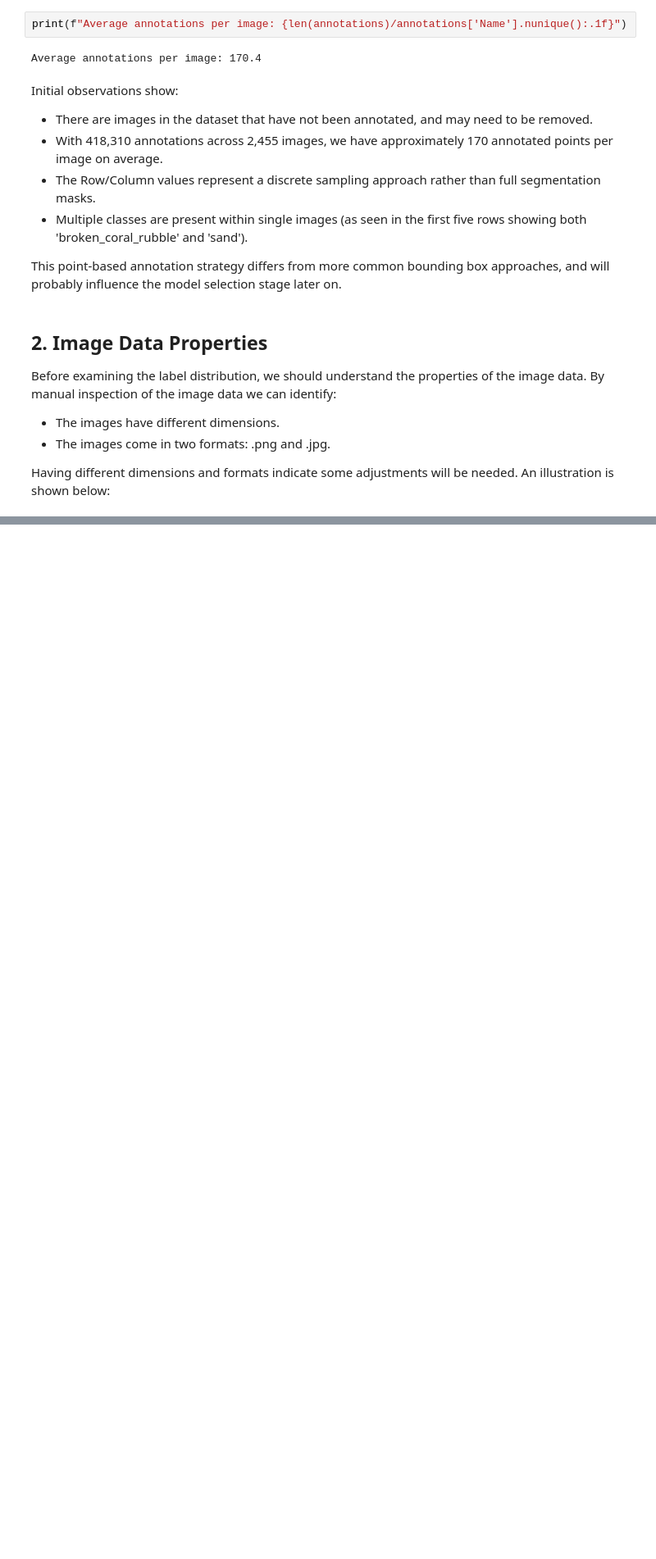
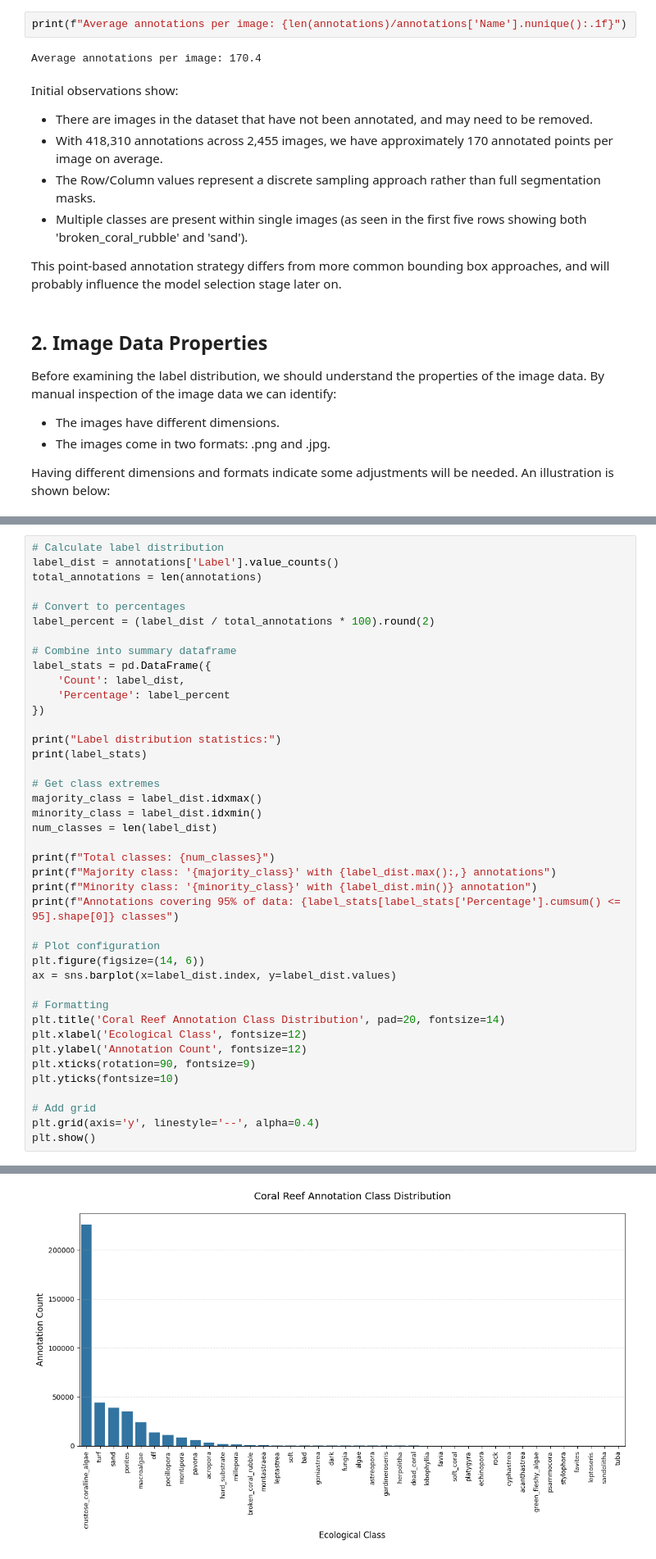
Before and after one commit to sarakabariti/coral_reef_monitoring_duplicate, a Jupyter notebook: notebooks/exploration_notebook.ipynb, the cells around one changed output, grey strips where cells are left out. Shown: that part at 82% size. Cells and saved outputs as stored; diff of their text form; blank space fills up the shorter version.

Commit message:
Explored image data & CSV file

```diff
--- a/notebooks/exploration_notebook.ipynb
+++ b/notebooks/exploration_notebook.ipynb
@@ -86,0 +138,42 @@ An illustration is shown below:
+# %%
+# Calculate label distribution
+label_dist = annotations['Label'].value_counts()
+total_annotations = len(annotations)
+
+# Convert to percentages
+label_percent = (label_dist / total_annotations * 100).round(2)
+
+# Combine into summary dataframe
+label_stats = pd.DataFrame({
+    'Count': label_dist,
+    'Percentage': label_percent
+})
+
+print("Label distribution statistics:")
+print(label_stats)
+
+# Get class extremes
+majority_class = label_dist.idxmax()
+minority_class = label_dist.idxmin()
+num_classes = len(label_dist)
+
+print(f"Total classes: {num_classes}")
+print(f"Majority class: '{majority_class}' with {label_dist.max():,} annotations")
+print(f"Minority class: '{minority_class}' with {label_dist.min()} annotation")
+print(f"Annotations covering 95% of data: {label_stats[label_stats['Percentage'].cumsum() <= 95].shape[0]} classes")
+
+# Plot configuration
+plt.figure(figsize=(14, 6))
+ax = sns.barplot(x=label_dist.index, y=label_dist.values)
+
+# Formatting
+plt.title('Coral Reef Annotation Class Distribution', pad=20, fontsize=14)
+plt.xlabel('Ecological Class', fontsize=12)
+plt.ylabel('Annotation Count', fontsize=12)
+plt.xticks(rotation=90, fontsize=9)
+plt.yticks(fontsize=10)
+
+# Add grid
+plt.grid(axis='y', linestyle='--', alpha=0.4)
+plt.show()
+# %% [output]
@@ -86,0 +197 @@ An illustration is shown below:
+[figure, added]
```
Also changed, not shown: parts of 10 cells of this notebook, 1 other file.
